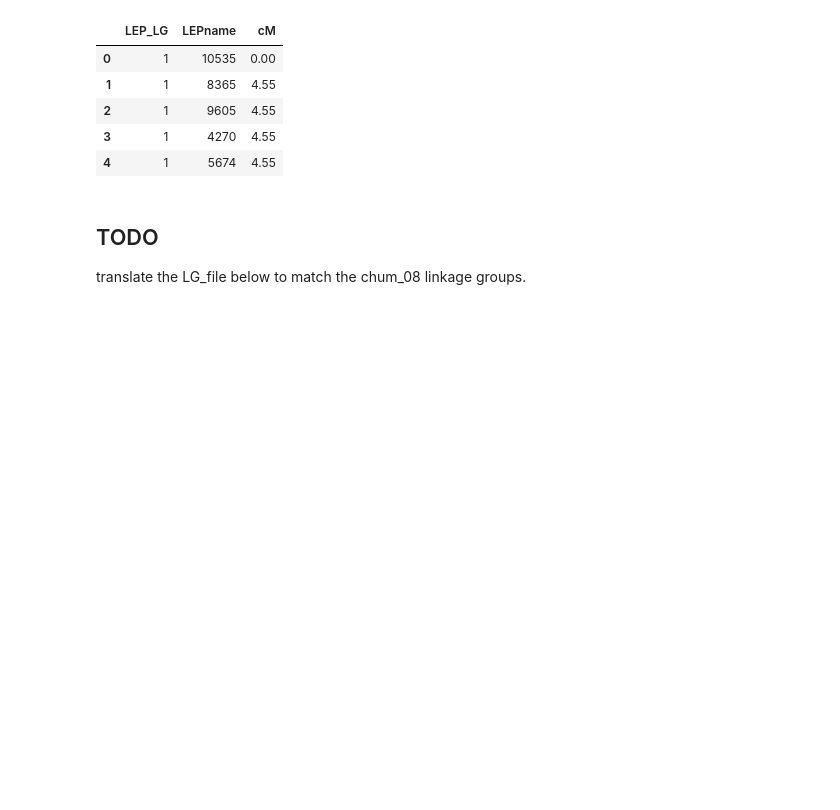
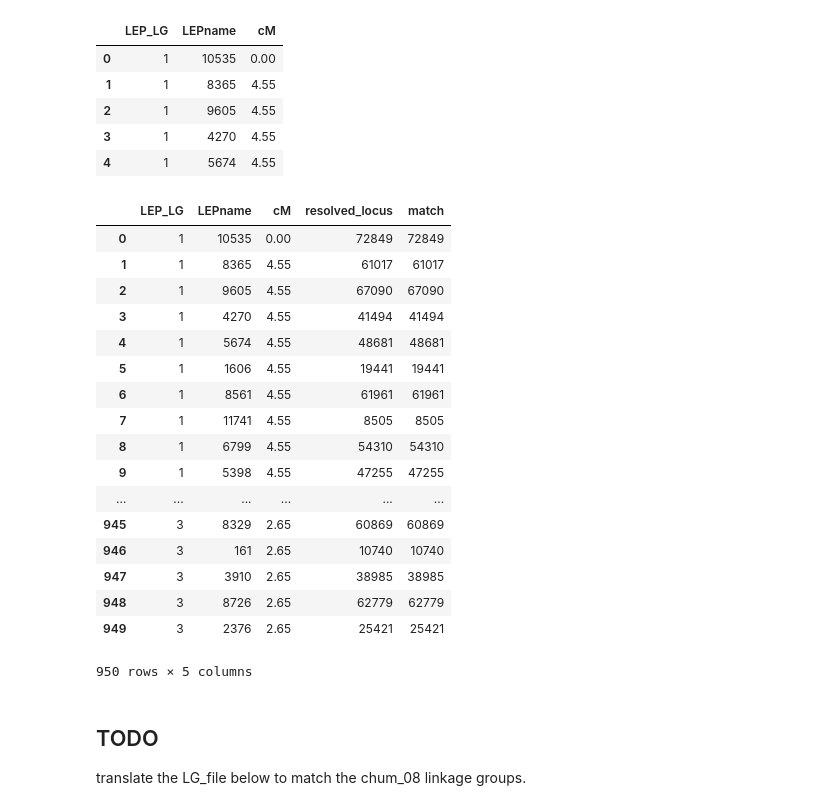
Before and after one commit to rwaples/chum_populations, a Jupyter notebook: resolve_naming.ipynb, the cells around one changed output. Drawn from its saved outputs; the diff is of its cells as text; code cells hidden in the pictures; blank space fills up the shorter version.

```diff
--- a/resolve_naming.ipynb
+++ b/resolve_naming.ipynb
@@ -40,6 +40,26 @@ my_map.head()
 | 4 | 1 | 5674 | 4.55 |
 # %%
 LEPmap_map = pd.merge(my_map, names_table)
+LEPmap_map.head(950)
+# %% [output]
+|  | LEP_LG | LEPname | cM | resolved_locus | match |
+| 0 | 1 | 10535 | 0.00 | 72849 | 72849 |
+| 1 | 1 | 8365 | 4.55 | 61017 | 61017 |
+| 2 | 1 | 9605 | 4.55 | 67090 | 67090 |
+| 3 | 1 | 4270 | 4.55 | 41494 | 41494 |
+| 4 | 1 | 5674 | 4.55 | 48681 | 48681 |
+| 5 | 1 | 1606 | 4.55 | 19441 | 19441 |
+| 6 | 1 | 8561 | 4.55 | 61961 | 61961 |
+| 7 | 1 | 11741 | 4.55 | 8505 | 8505 |
+| 8 | 1 | 6799 | 4.55 | 54310 | 54310 |
+| 9 | 1 | 5398 | 4.55 | 47255 | 47255 |
+| ... | ... | ... | ... | ... | ... |
+| 945 | 3 | 8329 | 2.65 | 60869 | 60869 |
+| 946 | 3 | 161 | 2.65 | 10740 | 10740 |
+| 947 | 3 | 3910 | 2.65 | 38985 | 38985 |
+| 948 | 3 | 8726 | 2.65 | 62779 | 62779 |
+| 949 | 3 | 2376 | 2.65 | 25421 | 25421 |
+950 rows × 5 columns
 # %% [markdown]
 ## TODO
 translate the LG_file below to match the chum_08 linkage groups.
```
Also changed, not shown: parts of 1 cell of this notebook, 28 other files.
